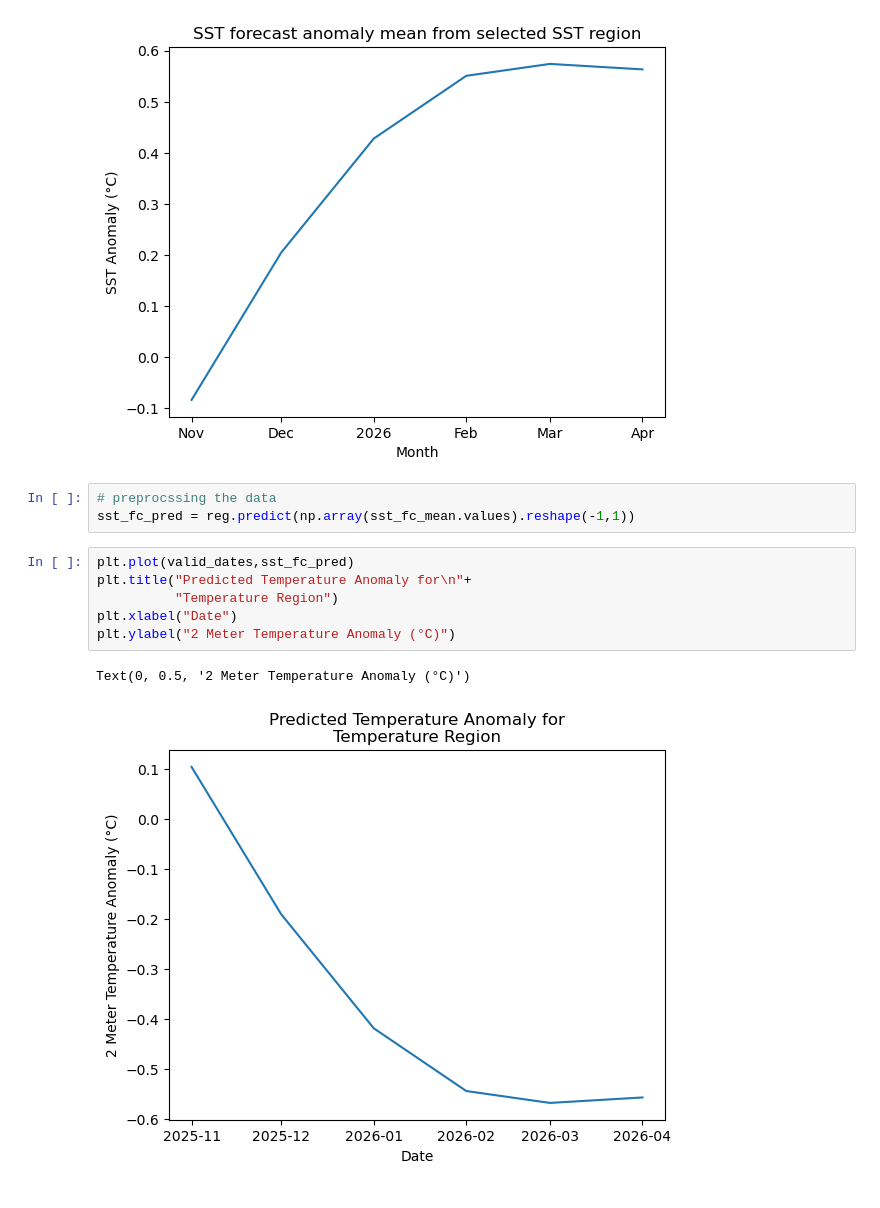
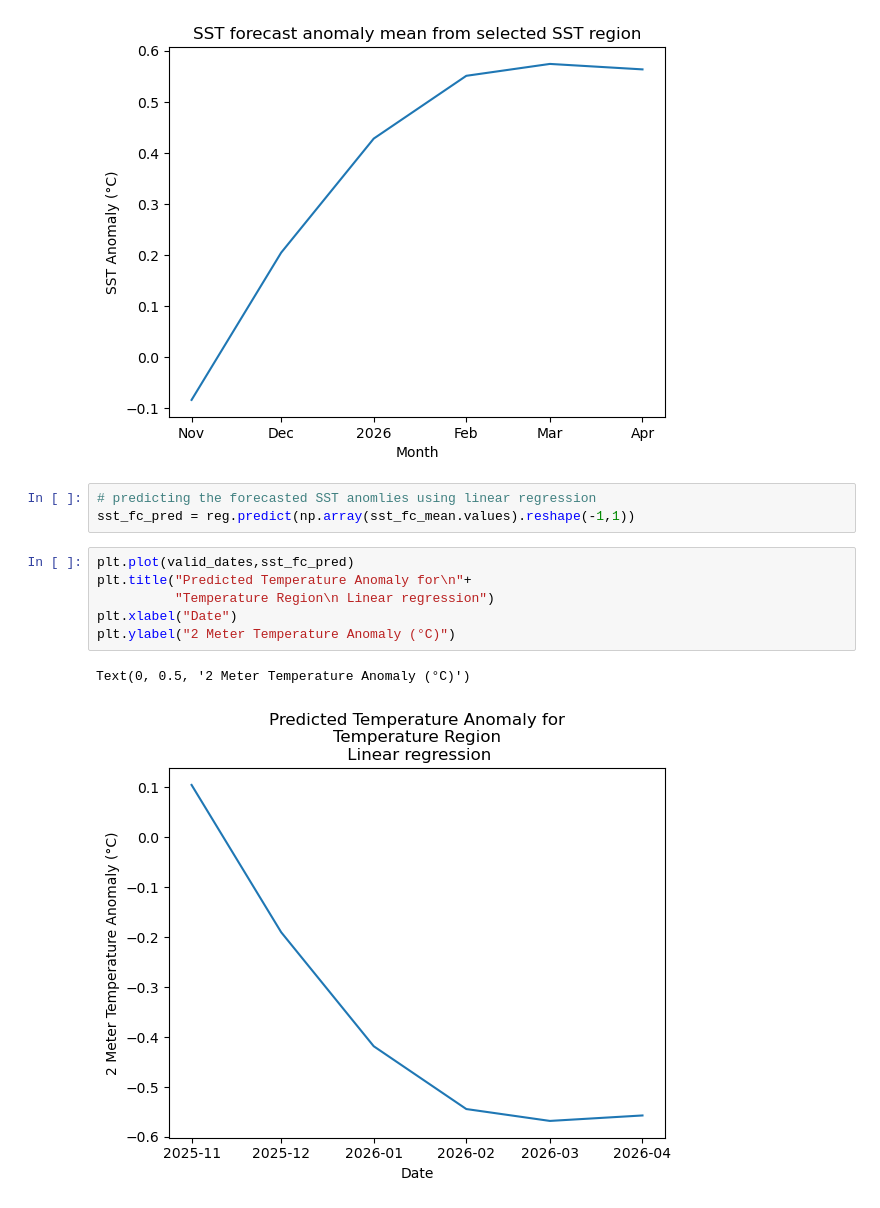
Before and after one commit to ptrierweiler/ATMS-523-Module-8, a Jupyter notebook: trierweiler_project.ipynb, the cells around one changed output. Cells and saved outputs as stored; diff of their text form.

```diff
--- a/trierweiler_project.ipynb
+++ b/trierweiler_project.ipynb
@@ -598,14 +624,14 @@ plt.xlabel("Month")
 Text(0.5, 0, 'Month')
 [figure]
 # %%
-# preprocssing the data
+# predicting the forecasted SST anomlies using linear regression
 sst_fc_pred = reg.predict(np.array(sst_fc_mean.values).reshape(-1,1))
 # %%
 plt.plot(valid_dates,sst_fc_pred)
 plt.title("Predicted Temperature Anomaly for\n"+
-          "Temperature Region")
+          "Temperature Region\n Linear regression")
 plt.xlabel("Date")
 plt.ylabel("2 Meter Temperature Anomaly (°C)")
 # %% [output]
 Text(0, 0.5, '2 Meter Temperature Anomaly (°C)')
-[figure, old version]
+[figure, new version]
```
Also changed, not shown: parts of 17 cells of this notebook.
